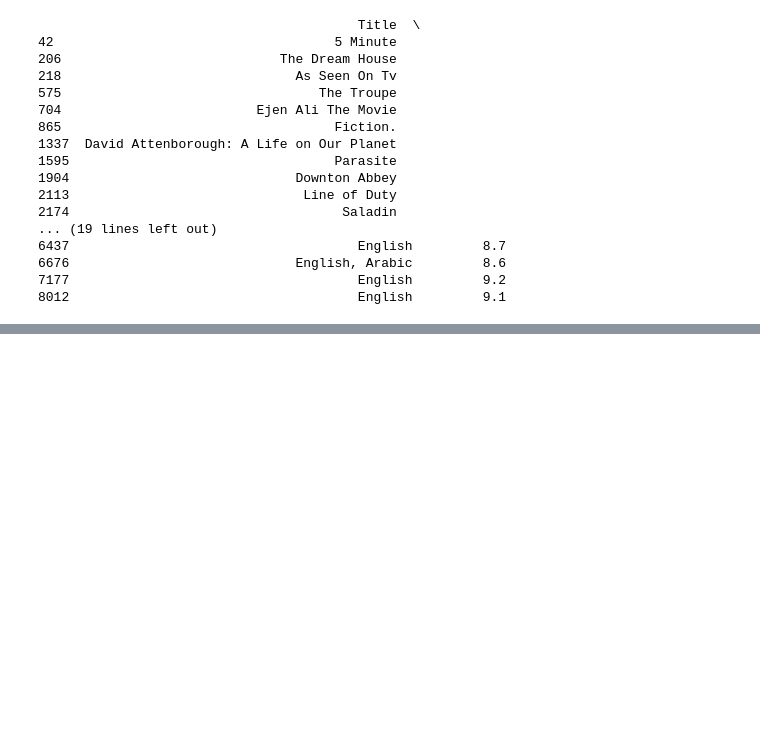
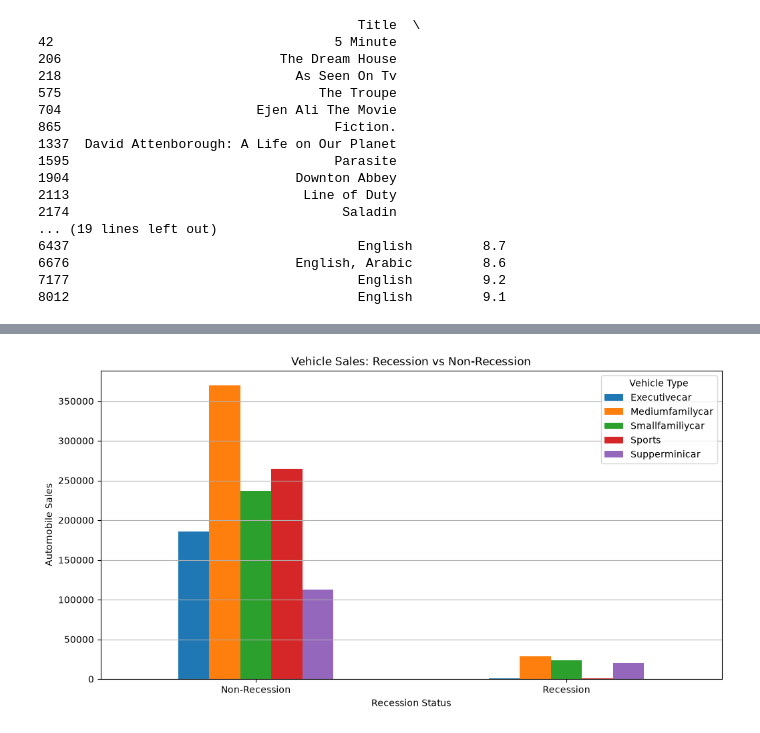
Before and after one commit to Snehal05300/Retail-Analytics-Kickoff-Dataset-Exploration-Statistical-Analysis, a Jupyter notebook: Assignment.ipynb, the cells around one changed output, grey strips where cells are left out. Cells and saved outputs as stored; diff of their text form; code cells hidden in the pictures; blank space fills up the shorter version.

```diff
--- a/Assignment.ipynb
+++ b/Assignment.ipynb
@@ -659,0 +690,16 @@ print(english_high_imdb[[
+# %%
+recession_sales = df.groupby(
+    ["Recession", "Vehicle_Type"]
+)["Automobile_Sales"].sum().unstack()
+
+recession_sales.plot(kind="bar", figsize=(12,6))
+
+plt.title("Vehicle Sales: Recession vs Non-Recession")
+plt.xlabel("Recession Status")
+plt.ylabel("Automobile Sales")
+plt.xticks([0,1], ["Non-Recession", "Recession"], rotation=0)
+plt.legend(title="Vehicle Type")
+plt.grid(axis="y")
+plt.show()
+# %% [output]
+[figure, added]
```
Also changed, not shown: parts of 15 cells of this notebook, 4 other files.
